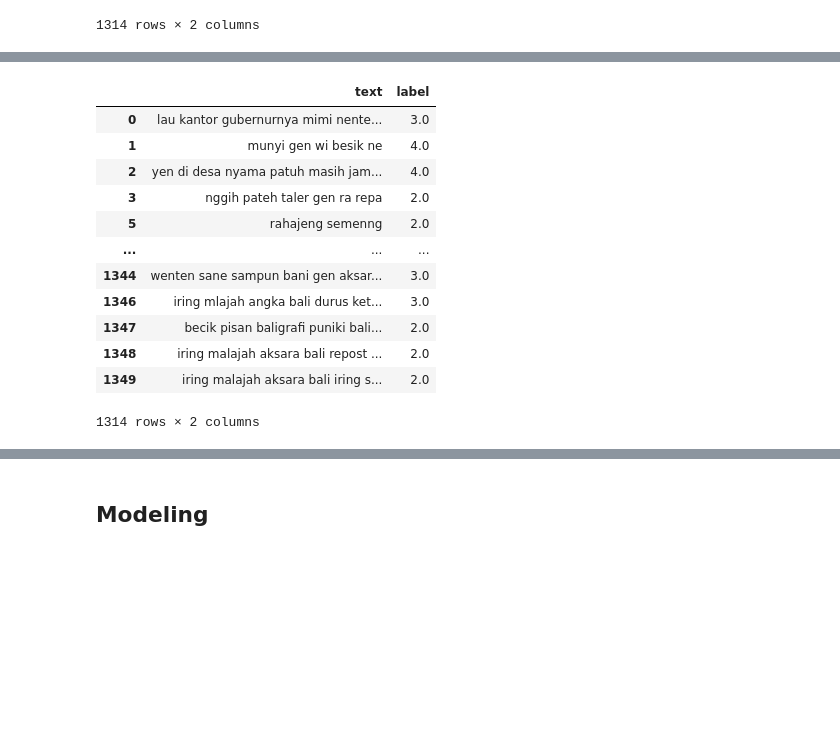
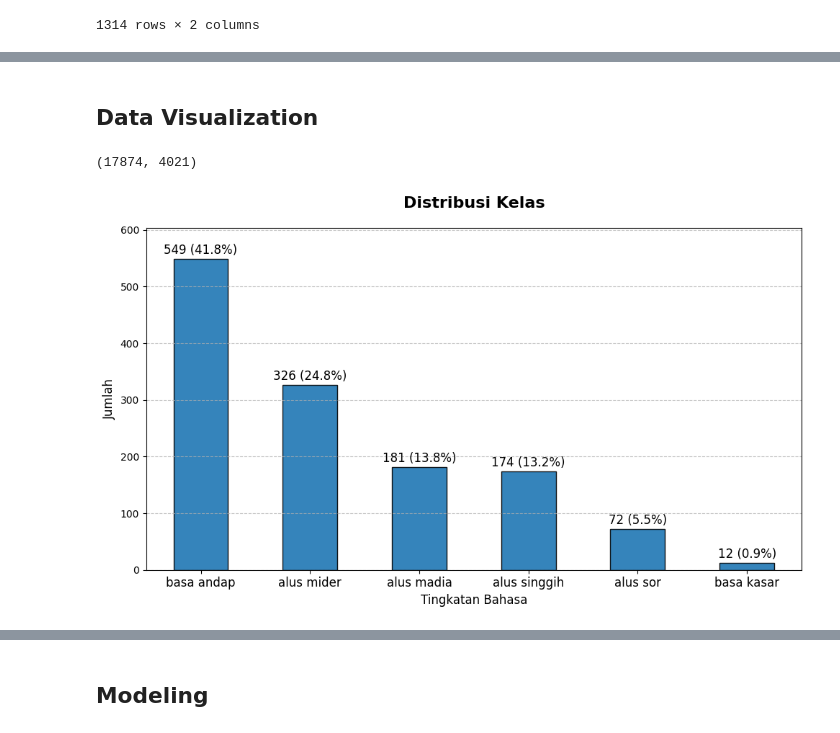
Before and after one commit to putuwaw/thesis-ml, a Jupyter notebook: model.ipynb, the cells around one changed output, grey strips where cells are left out. Cells and saved outputs as stored; diff of their text form; code cells hidden in the pictures; blank space fills up the shorter version.

Commit message:
feat: add visualization

```diff
--- a/model.ipynb
+++ b/model.ipynb
@@ -271,16 +278,57 @@ df = df.dropna()
-# %%
-df
-# %% [output]
-|  | text | label |
-| 0 | lau kantor gubernurnya mimi nente... | 3.0 |
-| 1 | munyi gen wi besik ne | 4.0 |
-| 2 | yen di desa nyama patuh masih jam... | 4.0 |
-| 3 | nggih pateh taler gen ra repa | 2.0 |
-| 5 | rahajeng semenng | 2.0 |
-| ... | ... | ... |
-| 1344 | wenten sane sampun bani gen aksar... | 3.0 |
-| 1346 | iring mlajah angka bali durus ket... | 3.0 |
-| 1347 | becik pisan baligrafi puniki bali... | 2.0 |
-| 1348 | iring malajah aksara bali repost ... | 2.0 |
-| 1349 | iring malajah aksara bali iring s... | 2.0 |
-1314 rows × 2 columns
+# %% [markdown]
+## Data Visualization
+# %%
+def get_total_and_unique_words():
+    all_string = " ".join(df['text'].values).split()
+    total_words = len(all_string)
+    unique_words = len(set(all_string))
+    return total_words, unique_words
+
+get_total_and_unique_words()
+# %% [output]
+(17874, 4021)
+# %%
+def get_all_class_distribution():
+    _, ax = plt.subplots(figsize=(10, 6))
+
+    value_counts = df["label"].value_counts()
+    value_counts.plot(kind="bar", ax=ax, alpha=0.9, edgecolor="black")
+
+    mapped_labels = [
+        idx_to_label.get(label, str(label)) for label in value_counts.index
+    ]
+    ax.set_xticks(range(len(mapped_labels)))
+    ax.set_xticklabels(mapped_labels, fontsize=12, rotation=0)
+
+    ax.set_title("Distribusi Kelas", fontsize=16, fontweight="bold", pad=20)
+    ax.set_xlabel("Tingkatan Bahasa", fontsize=12)
+    ax.set_ylabel("Jumlah", fontsize=12)
+    ax.set_ylim(0, value_counts.max() * 1.1)
+
+    total = sum(p.get_height() for p in ax.patches)
+
+    for p in ax.patches:
+        count = int(p.get_height())
+        percentage = (count / total) * 100
+        annotation = f"{count} ({percentage:.1f}%)"
+        ax.annotate(
+            annotation,
+            (p.get_x() + p.get_width() / 2.0, p.get_height()),
+            ha="center",
+            va="baseline",
+            fontsize=12,
+            color="black",
+            xytext=(0, 5),
+            textcoords="offset points",
+        )
+
+    ax.yaxis.grid(True, linestyle="--", alpha=0.7)
+
+    plt.tight_layout()
+    plt.savefig("chart/class_distribution.png", dpi=300, bbox_inches="tight")
+    plt.show()
+
+
+get_all_class_distribution()
+# %% [output]
+[figure, added]
```
Also changed, not shown: parts of 42 cells of this notebook.
